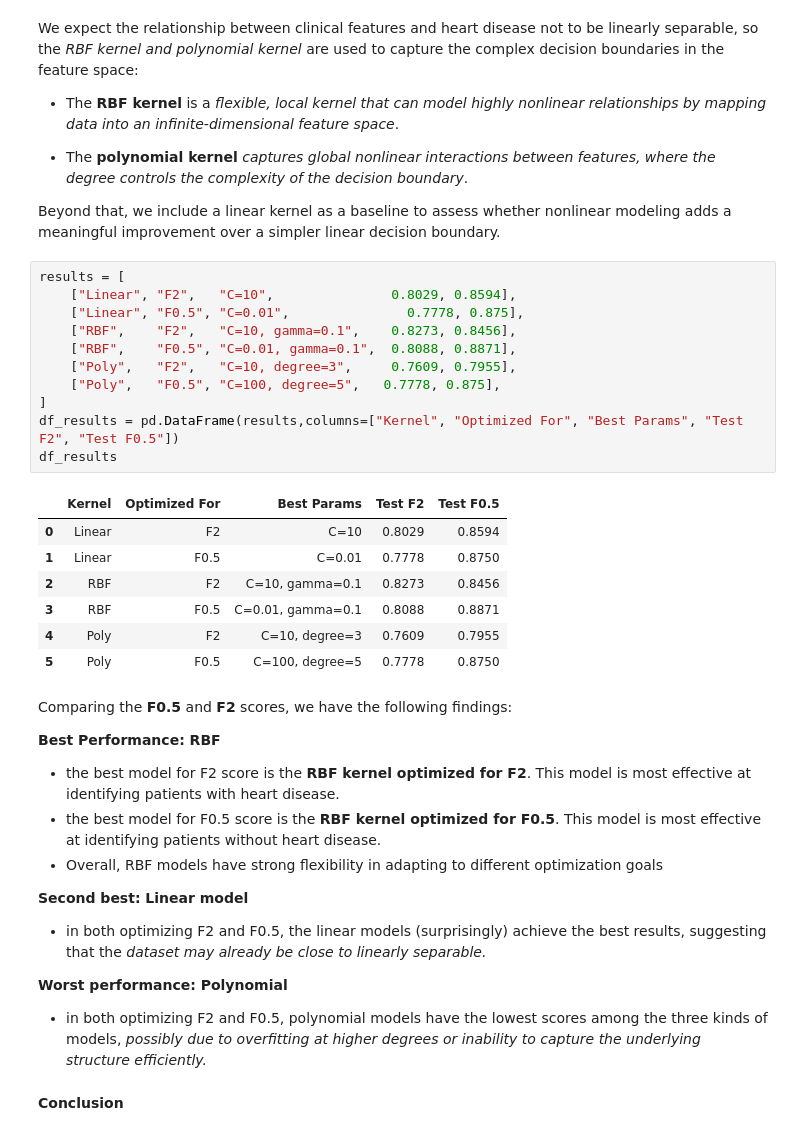
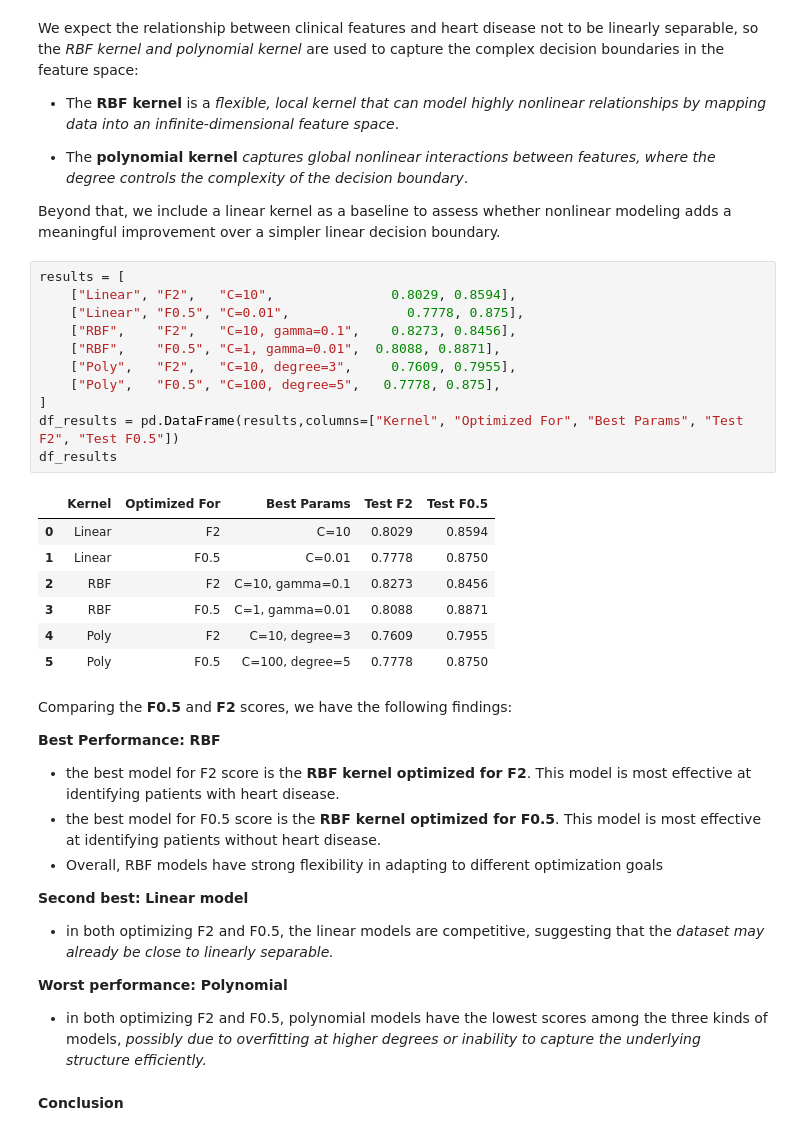
Before and after one commit to Shravani018/ml_2_group1, a Jupyter notebook: Assignment2/ML2_Group1_Assignment2-1.ipynb, the cells around one changed output. Drawn from its saved outputs; the diff is of its cells as text.

Commit message:
fixed results df

```diff
--- a/Assignment2/ML2_Group1_Assignment2-1.ipynb
+++ b/Assignment2/ML2_Group1_Assignment2-1.ipynb
@@ -614,20 +614,20 @@ Beyond that, we include a linear kernel as a baseline to assess whether nonlinea
 # %%
 results = [
     ["Linear", "F2",   "C=10",               0.8029, 0.8594],
     ["Linear", "F0.5", "C=0.01",               0.7778, 0.875],
     ["RBF",    "F2",   "C=10, gamma=0.1",    0.8273, 0.8456],
-    ["RBF",    "F0.5", "C=0.01, gamma=0.1",  0.8088, 0.8871],
+    ["RBF",    "F0.5", "C=1, gamma=0.01",  0.8088, 0.8871],
     ["Poly",   "F2",   "C=10, degree=3",     0.7609, 0.7955],
     ["Poly",   "F0.5", "C=100, degree=5",   0.7778, 0.875],
 ]
 df_results = pd.DataFrame(results,columns=["Kernel", "Optimized For", "Best Params", "Test F2", "Test F0.5"])
 df_results
 # %% [output]
 |  | Kernel | Optimized For | Best Params | Test F2 | Test F0.5 |
 | 0 | Linear | F2 | C=10 | 0.8029 | 0.8594 |
 | 1 | Linear | F0.5 | C=0.01 | 0.7778 | 0.8750 |
 | 2 | RBF | F2 | C=10, gamma=0.1 | 0.8273 | 0.8456 |
-| 3 | RBF | F0.5 | C=0.01, gamma=0.1 | 0.8088 | 0.8871 |
+| 3 | RBF | F0.5 | C=1, gamma=0.01 | 0.8088 | 0.8871 |
 | 4 | Poly | F2 | C=10, degree=3 | 0.7609 | 0.7955 |
 | 5 | Poly | F0.5 | C=100, degree=5 | 0.7778 | 0.8750 |
 # %% [markdown]
@@ -639,7 +639,7 @@ Comparing the **F0.5** and **F2** scores, we have the following findings:
 - Overall, RBF models have strong flexibility in adapting to different optimization goals
 
 **Second best: Linear model**
-- in both optimizing F2 and F0.5, the linear models (surprisingly) achieve the best results, suggesting that the *dataset may already be close to linearly separable.*
+- in both optimizing F2 and F0.5, the linear models are competitive, suggesting that the *dataset may already be close to linearly separable.*
 
 **Worst performance: Polynomial**
 - in both optimizing F2 and F0.5, polynomial models have the lowest scores among the three kinds of models, *possibly due to overfitting at higher degrees or inability to capture the underlying structure efficiently.*
```
